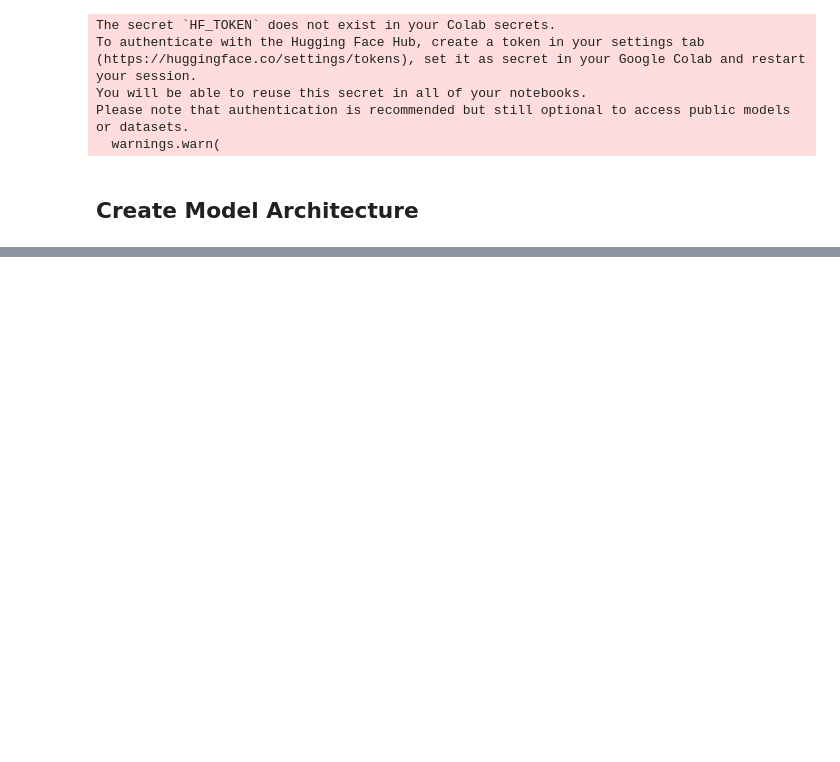
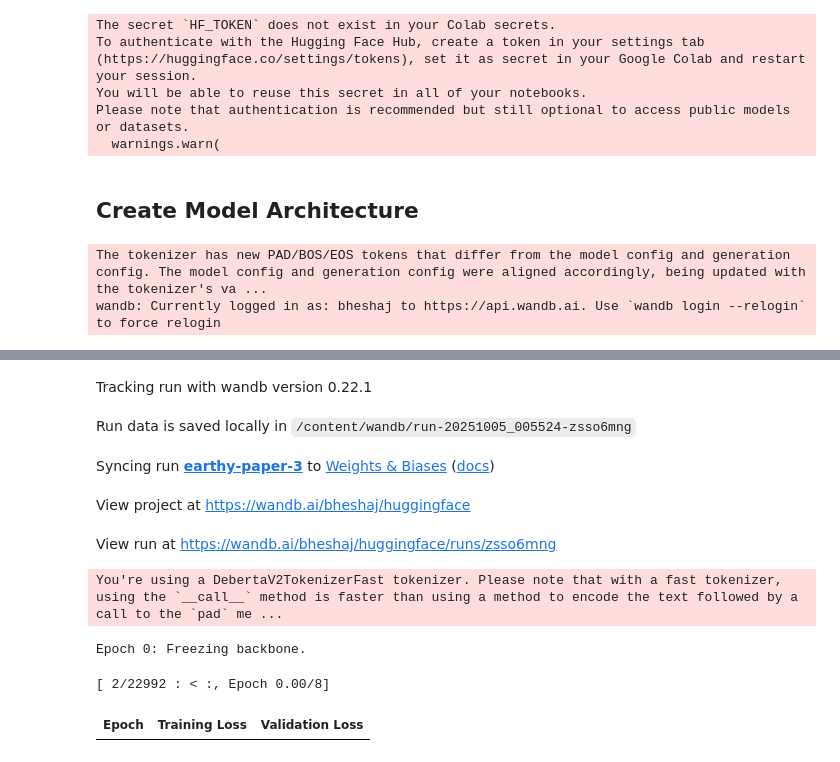
Before and after one commit to bheshajkc/nlp-playground, a Jupyter notebook: notebooks/llm_finetuning.ipynb, the cells around one changed output, grey strips where cells are left out. Saved outputs shown, nothing was run; the diff lists cells and outputs as text; code cells hidden in the pictures; blank space fills up the shorter version.

Commit message:
Code debug for training

```diff
--- a/notebooks/llm_finetuning.ipynb
+++ b/notebooks/llm_finetuning.ipynb
@@ -217,7 +219,7 @@ bnb_4bit_compute_dtype=torch.bfloat16 if USE_4BIT and torch.cuda.is_available()
 backbone = AutoModel.from_pretrained(MODEL_NAME, quantization_config=quant_config, device_map="auto")
 
 # Prepare for k-bit training (fixes layer norms, casts, etc.)
-backbone = prepare_model_for_kbit_training(backbone)
+# backbone = prepare_model_for_kbit_training(backbone)
 
 # Apply LoRA
 lora_cfg = LoraConfig(
@@ -229,7 +231,7 @@ lora_cfg = LoraConfig(
     task_type="SEQ_CLS", # generic; works for encoder models
 )
 
-backbone = get_peft_model(backbone, lora_cfg)
+# backbone = get_peft_model(backbone, lora_cfg)
 
 hidden_size = backbone.config.hidden_size
 # %% [output]
@@ -249,7 +251,7 @@ import torch
 import torch.nn as nn
 from torch.nn import functional as F
 
-def mean_pool(self, last_hidden_state: torch.Tensor, attention_mask: torch.Tensor) -> torch.Tensor:
+def mean_pool(last_hidden_state: torch.Tensor, attention_mask: torch.Tensor) -> torch.Tensor:
     mask = attention_mask.unsqueeze(-1).type_as(last_hidden_state)
     summed = (last_hidden_state * mask).sum(dim=1)
     count = mask.sum(dim=1).clamp(min=1e-9)
@@ -265,6 +267,7 @@ class PairwiseBiEncoder(nn.Module):
         self.num_labels = num_labels
         self.encoder = encoder
         self.dropout = nn.Dropout(dropout)
+        self.config = encoder.config # Needed for peft/LoRA config
         self.classifier = nn.Sequential(
             nn.Linear(4 * hidden_size, 2*hidden_size),
             nn.GELU(),
@@ -290,7 +293,7 @@ class PairwiseBiEncoder(nn.Module):
 
     @torch.no_grad()
     def _encode(self, input_ids, attention_mask):
-        out = self.encoder(input_ids=input_ids, attention_mask=attention_mask)
+        out = self.encoder(input_ids=input_ids, attention_mask=attention_mask, return_dict=True)
 
         # Prefer mean pooling for stability across backbones
         if hasattr(out, "pooler_output") and out.pooler_output is not None:
@@ -308,6 +311,7 @@ class PairwiseBiEncoder(nn.Module):
         b_input_ids: torch.Tensor,
         b_attention_mask: torch.Tensor,
         labels: Optional[torch.Tensor] = None,
+        **kwargs,  # catch everything else, needed with peft
     ) -> Dict[str, torch.Tensor]:
         """
         Standard forward pass compatible with HF Trainer.
@@ -351,13 +355,13 @@ def tokenize_pairwise(batch):
         batch["text_a"],
         padding="max_length",
         truncation=True,
-        max_length=128,
+        max_length=MAX_SEQUENCE_LENGTH,
     )
     b_encodings = tokenizer(
         batch["text_b"],
         padding="max_length",
         truncation=True,
-        max_length=128,
+        max_length=MAX_SEQUENCE_LENGTH,
     )
 
     return {
@@ -386,25 +437,34 @@ eval_dataset.set_format(type="torch")
+# %%
+from transformers import Trainer, TrainingArguments, AutoModel, AutoTokenizer
+
+# encoder = AutoModel.from_pretrained(MODEL_NAME)
+custom_model = PairwiseBiEncoder(encoder=backbone, hidden_size=backbone.config.hidden_size, num_labels=3)
+custom_model = prepare_model_for_kbit_training(custom_model)
+custom_model = get_peft_model(custom_model, lora_cfg)
+
+data_collator = PairwiseDataCollator(tokenizer=tokenizer)
 # %%
-from transformers import Trainer, TrainingArguments, AutoModel, AutoTokenizer
-
-# encoder = AutoModel.from_pretrained(MODEL_NAME)
-model = PairwiseBiEncoder(encoder=backbone, hidden_size=MAX_SEQUENCE_LENGTH, num_labels=3)
-
 training_args = TrainingArguments(
     output_dir="./results",
-    num_train_epochs=3,
+    num_train_epochs=8,
     per_device_train_batch_size=16,
-    evaluation_strategy="epoch",
+    eval_strategy="epoch",
+    learning_rate=5e-5,
     lr_scheduler_type="cosine",
     warmup_ratio=0.05,
 )
 
 trainer = Trainer(
-    model=model,
+    model=custom_model,
     args=training_args,
     train_dataset=train_dataset,
     eval_dataset=eval_dataset,
     tokenizer=tokenizer,
-    callbacks=[FreezeUnfreezeCallback(unfreeze_at_epoch=1)],  # ⬅️ add callback here
+    data_collator=data_collator,
+    callbacks=[FreezeUnfreezeCallback(unfreeze_at_epoch=3)],  # ⬅️ add callback here
 )
 
 trainer.train()
+# %% [output]
+The tokenizer has new PAD/BOS/EOS tokens that differ from the model config and generation config. The model config and generation config were aligned accordingly, being updated with the tokenizer's va ...
+wandb: Currently logged in as: bheshaj to https://api.wandb.ai. Use `wandb login --relogin` to force relogin
@@ -410,0 +472,9 @@ trainer.train()
+Tracking run with wandb version 0.22.1
+Run data is saved locally in /content/wandb/run-20251005_005524-zsso6mng
+Syncing run earthy-paper-3 to Weights & Biases (docs)
+View project at https://wandb.ai/bheshaj/huggingface
+View run at https://wandb.ai/bheshaj/huggingface/runs/zsso6mng
+You're using a DebertaV2TokenizerFast tokenizer. Please note that with a fast tokenizer, using the `__call__` method is faster than using a method to encode the text followed by a call to the `pad` me ...
+Epoch 0: Freezing backbone.
+[ 2/22992 : < :, Epoch 0.00/8]
+| Epoch | Training Loss | Validation Loss |
```
Also changed, not shown: parts of 7 cells of this notebook.
